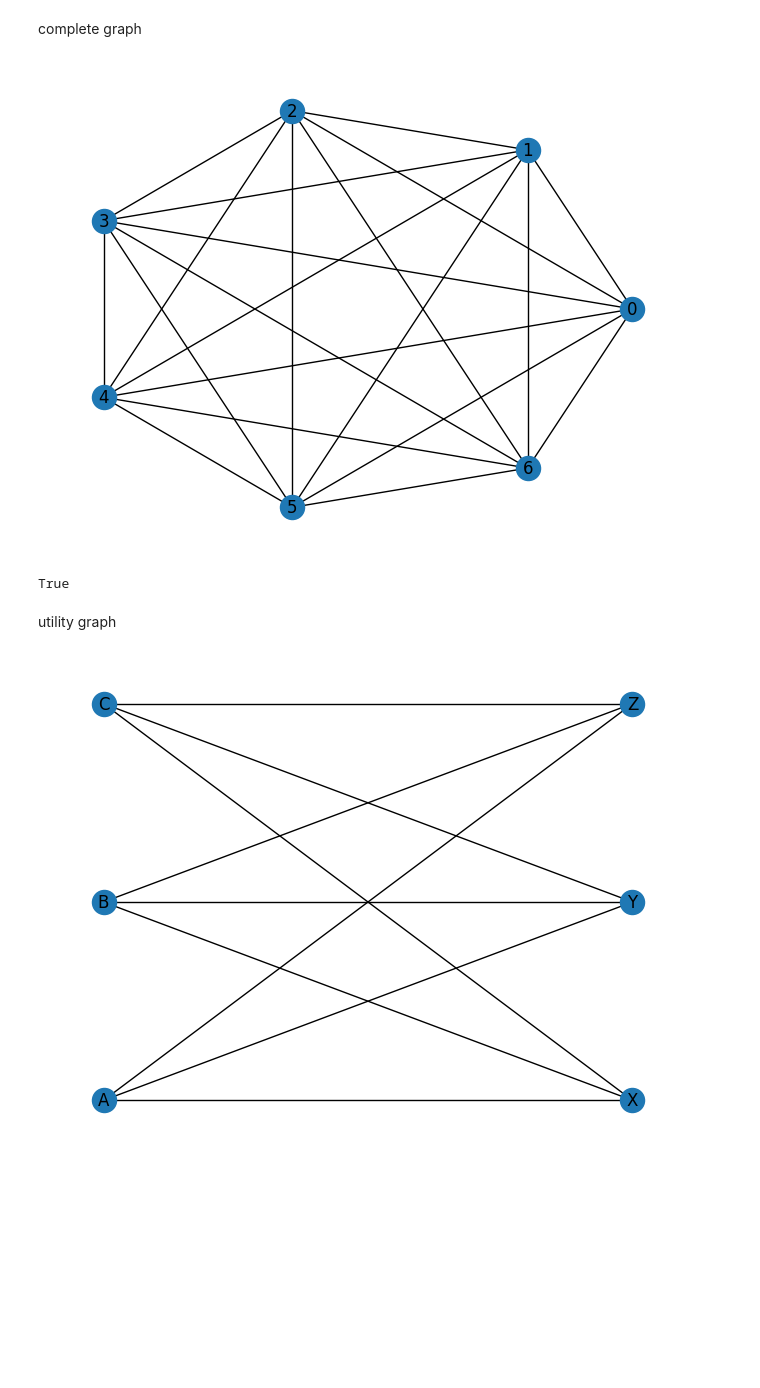
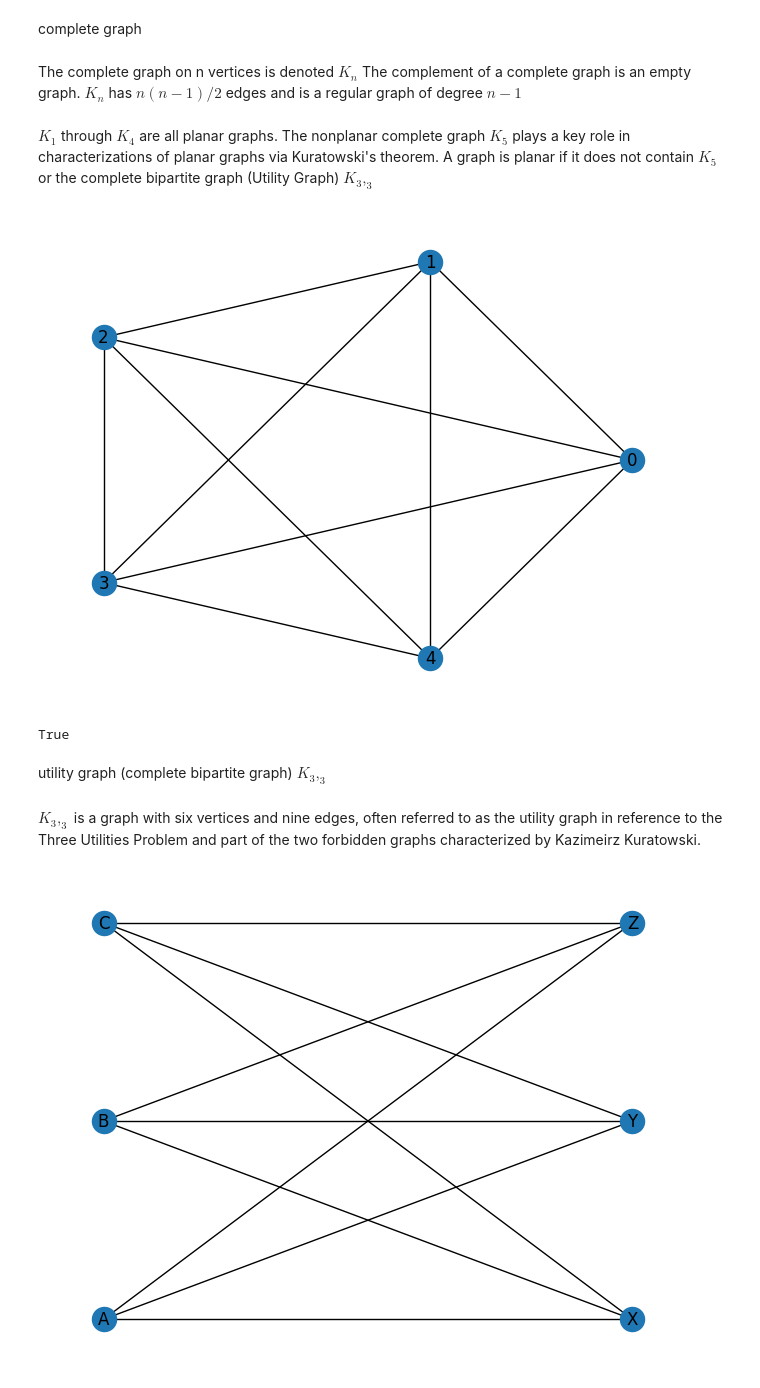
Before and after one commit to mcooper44/graph_theory, a Jupyter notebook: Introduction to Graph Theory and Python.ipynb, the cells around one changed output. Cells and saved outputs as stored; diff of their text form; code cells hidden in the pictures; blank space fills up the shorter version.

Commit message:
explanation: K, UG, Planar

```diff
--- a/Introduction to Graph Theory and Python.ipynb
+++ b/Introduction to Graph Theory and Python.ipynb
@@ -12,18 +12,26 @@ nx.draw_circular(C, with_labels=True)
 [figure]
 # %% [markdown]
 complete graph
+# %% [markdown]
+The complete graph on n vertices is denoted $K_n$
+The complement of a complete graph is an empty graph.
+$K_n$ has $n(n-1)/2$ edges and is a regular graph of degree $n-1$
+# %% [markdown]
+$K_1$ through $K_4$ are all planar graphs.  The nonplanar complete graph $K_5$ plays a key role in characterizations of planar graphs via Kuratowski's theorem.  A graph is planar if it does not contain $K_5$ or the complete bipartite graph (Utility Graph) $K_3,_3$
 # %%
-CPLT = nx.complete_graph(7)
+CPLT = nx.complete_graph(5)
 nx.draw_circular(CPLT, with_labels=True)
 # %% [output]
-[figure, old version]
+[figure, new version]
 # %%
 n = len(CPLT.nodes)
 len(CPLT.edges) == n * (n-1) / 2
 # %% [output]
 True
 # %% [markdown]
-utility graph
+utility graph (complete bipartite graph) $K_3,_3$
+# %% [markdown]
+$K_3,_3$ is a graph with six vertices and nine edges, often referred to as the utility graph in reference to the Three Utilities Problem and part of the two forbidden graphs characterized by Kazimeirz Kuratowski.
 # %%
 U = nx.Graph()
 v_0 = ['A', 'B', 'C']
```
Also changed, not shown: parts of 1 cell of this notebook.
